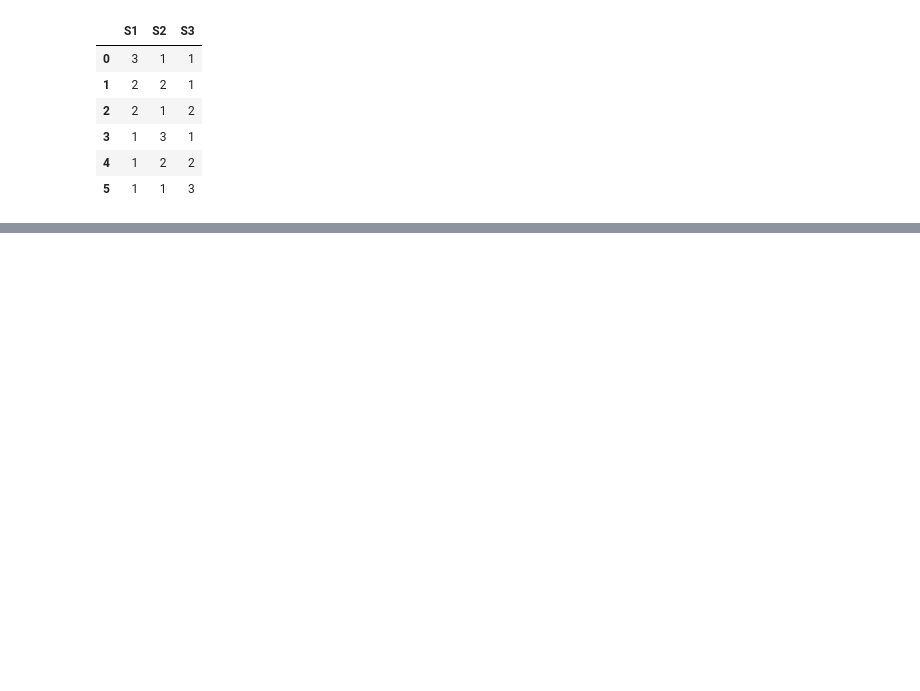
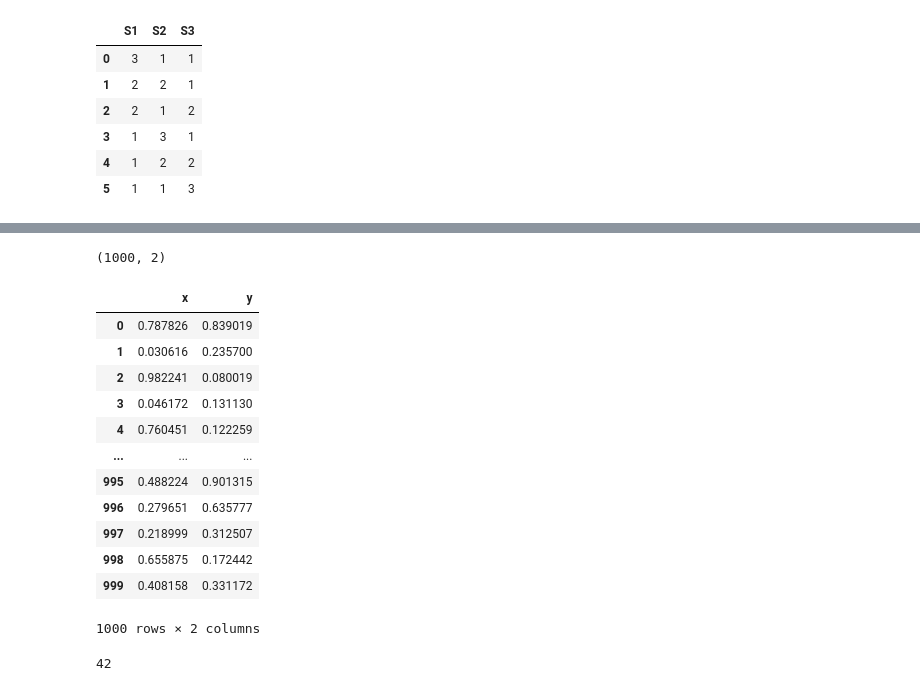
Before and after one commit to zbenmo/yapy3c, a Jupyter notebook: lecture3-pandas.ipynb, the cells around one changed output, grey strips where cells are left out. Cells and saved outputs as stored; diff of their text form; code cells hidden in the pictures; blank space fills up the shorter version.

```diff
--- a/lecture3-pandas.ipynb
+++ b/lecture3-pandas.ipynb
@@ -620,0 +645,4 @@ pd.DataFrame.from_records(all_arrangements(5, 3), columns="S1 S2 S3".split())
+# %%
+def print_shape(df):
+    print(df.shape)
+    return df
@@ -620,0 +658,17 @@ pd.DataFrame.from_records(all_arrangements(5, 3), columns="S1 S2 S3".split())
+# %%
+df2.pipe(print_shape)
+# %% [output]
+(1000, 2)
+|  | x | y |
+| 0 | 0.787826 | 0.839019 |
+| 1 | 0.030616 | 0.235700 |
+| 2 | 0.982241 | 0.080019 |
+| 3 | 0.046172 | 0.131130 |
+| 4 | 0.760451 | 0.122259 |
+| ... | ... | ... |
+| 995 | 0.488224 | 0.901315 |
+| 996 | 0.279651 | 0.635777 |
+| 997 | 0.218999 | 0.312507 |
+| 998 | 0.655875 | 0.172442 |
+| 999 | 0.408158 | 0.331172 |
+1000 rows × 2 columns
@@ -620,0 +677,4 @@ pd.DataFrame.from_records(all_arrangements(5, 3), columns="S1 S2 S3".split())
+# %%
+oren
+# %% [output]
+42
```
Also changed, not shown: parts of 4 cells of this notebook, 2 other files.
